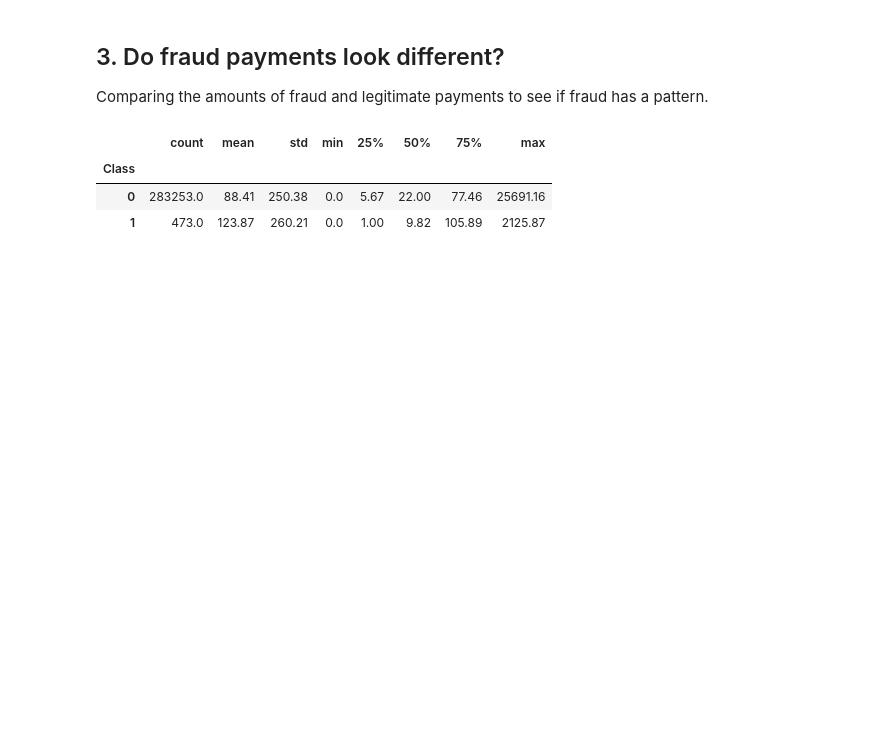
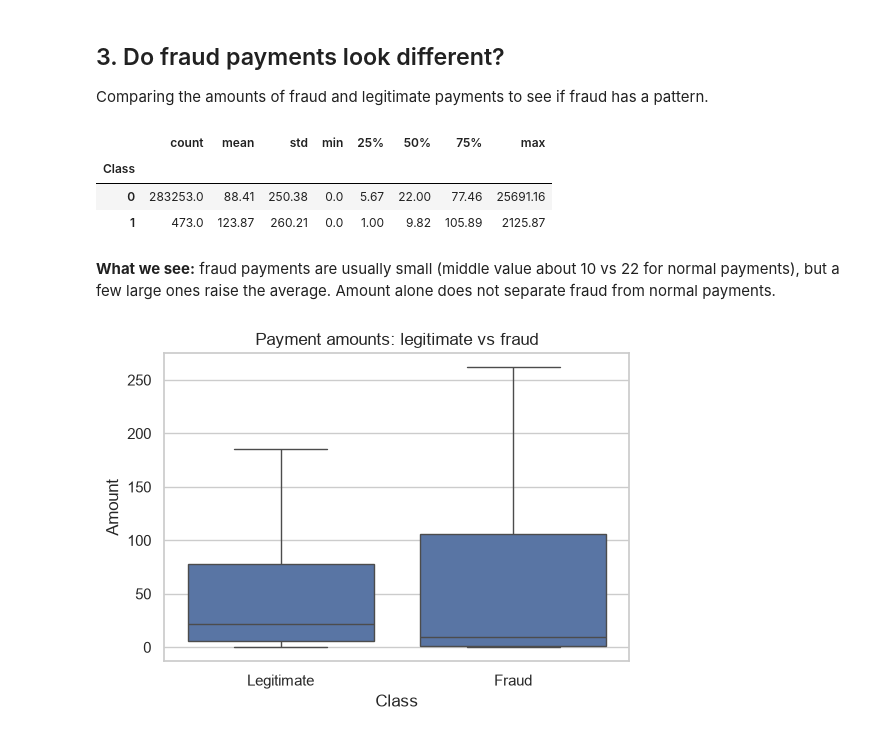
Before and after one commit to scushi963/Conorise_Infotec_Data_Science, a Jupyter notebook: 01_credit_card_fraud/fraud_analytics.ipynb, the cells around one changed output. Cells and saved outputs as stored; diff of their text form; code cells hidden in the pictures; blank space fills up the shorter version.

Commit message:
Complete fraud analytics notebook with modelling and results

```diff
--- a/01_credit_card_fraud/fraud_analytics.ipynb
+++ b/01_credit_card_fraud/fraud_analytics.ipynb
@@ -100,3 +98,14 @@ df.groupby("Class")["Amount"].describe().round(2)
 | Class |  |  |  |  |  |  |  |  |
 | 0 | 283253.0 | 88.41 | 250.38 | 0.0 | 5.67 | 22.00 | 77.46 | 25691.16 |
 | 1 | 473.0 | 123.87 | 260.21 | 0.0 | 1.00 | 9.82 | 105.89 | 2125.87 |
+# %% [markdown]
+**What we see:** fraud payments are usually small (middle value about 10 vs 22 for normal payments), but a few large ones raise the average. Amount alone does not separate fraud from normal payments.
+# %%
+fig, ax = plt.subplots(figsize=(6, 4))
+sns.boxplot(data=df, x="Class", y="Amount", showfliers=False, ax=ax)
+ax.set_xticklabels(["Legitimate", "Fraud"])
+ax.set_title("Payment amounts: legitimate vs fraud")
+ax.set_ylabel("Amount")
+plt.show()
+# %% [output]
+[figure, added]
```
Also changed, not shown: parts of 29 cells of this notebook, 7 other files.
